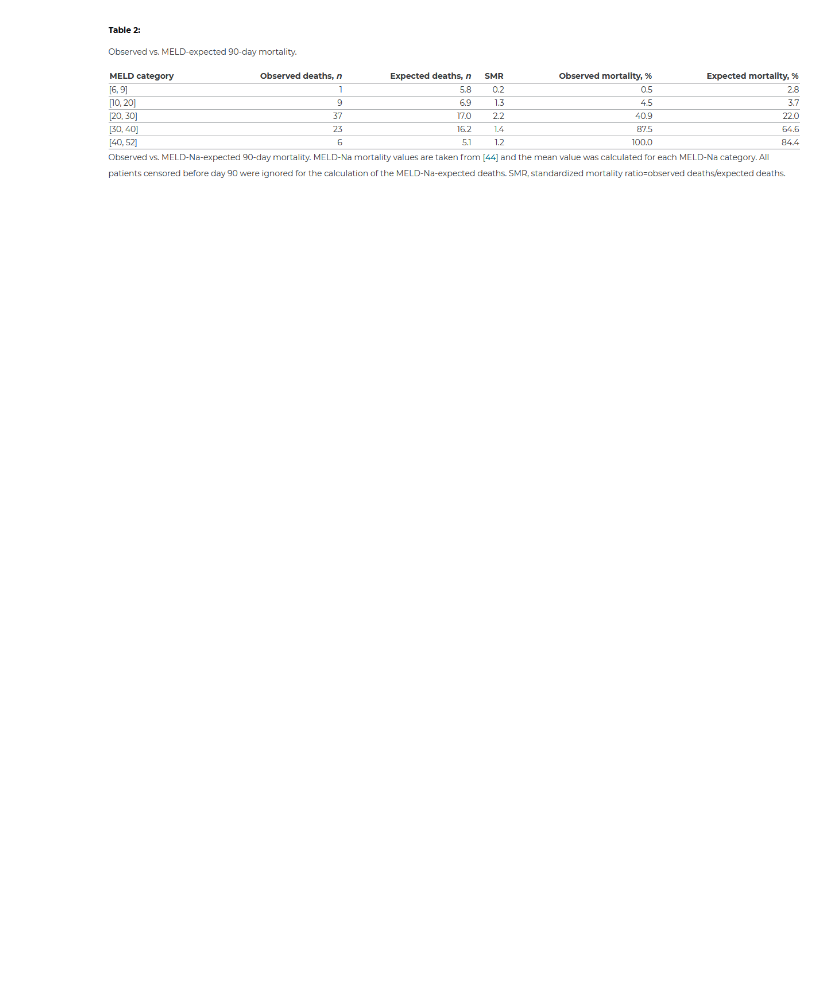
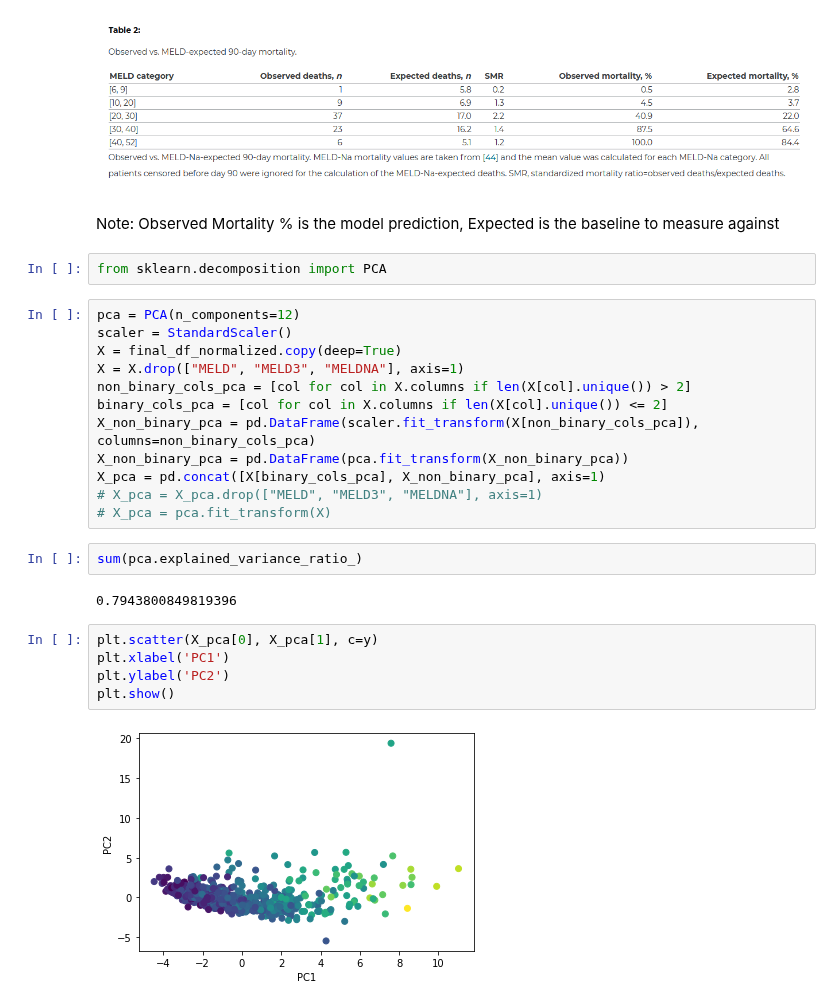
Before and after one commit to wisniemj/CS8321, a Jupyter notebook: finalPaper/finalPaper.ipynb, the cells around one changed output. Drawn from its saved outputs; the diff is of its cells as text; blank space fills up the shorter version.

```diff
--- a/finalPaper/finalPaper.ipynb
+++ b/finalPaper/finalPaper.ipynb
@@ -311,2 +378,29 @@ plt.hist(meld_pred, bins=20)
 # %% [markdown]
 ![image.png](attachment:image.png)
+# %% [markdown]
+Note: Observed Mortality % is the model prediction, Expected is the baseline to measure against
+# %%
+from sklearn.decomposition import PCA
+# %%
+pca = PCA(n_components=12)
+scaler = StandardScaler()
+X = final_df_normalized.copy(deep=True)
+X = X.drop(["MELD", "MELD3", "MELDNA"], axis=1)
+non_binary_cols_pca = [col for col in X.columns if len(X[col].unique()) > 2]
+binary_cols_pca = [col for col in X.columns if len(X[col].unique()) <= 2]
+X_non_binary_pca = pd.DataFrame(scaler.fit_transform(X[non_binary_cols_pca]), columns=non_binary_cols_pca)
+X_non_binary_pca = pd.DataFrame(pca.fit_transform(X_non_binary_pca))
+X_pca = pd.concat([X[binary_cols_pca], X_non_binary_pca], axis=1)
+# X_pca = X_pca.drop(["MELD", "MELD3", "MELDNA"], axis=1)
+# X_pca = pca.fit_transform(X)
+# %%
+sum(pca.explained_variance_ratio_)
+# %% [output]
+0.7943800849819396
+# %%
+plt.scatter(X_pca[0], X_pca[1], c=y)
+plt.xlabel('PC1')
+plt.ylabel('PC2')
+plt.show()
+# %% [output]
+[figure, added]
```
Also changed, not shown: parts of 32 cells of this notebook.
